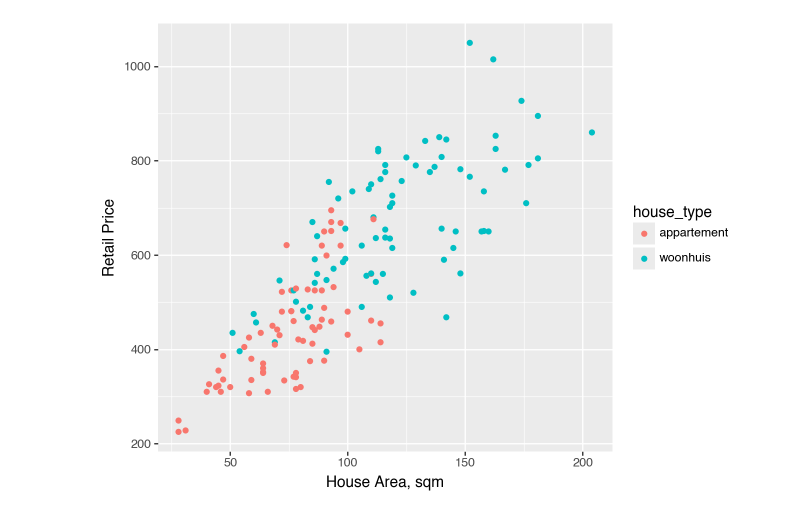
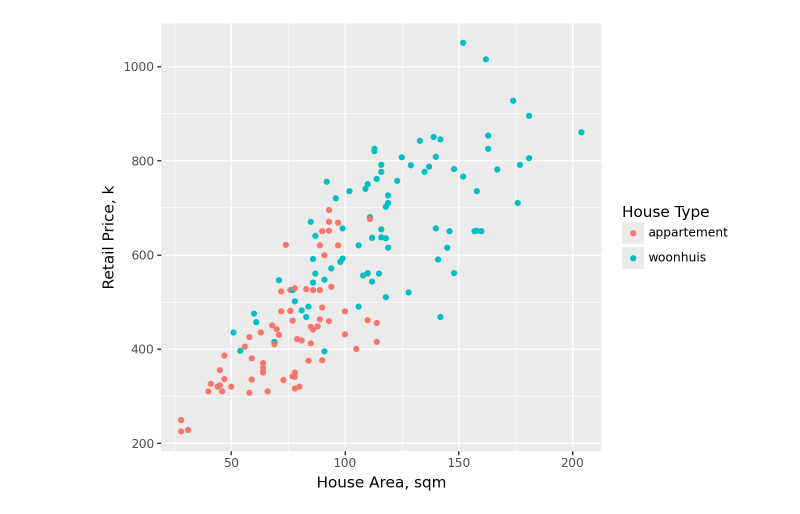
Before and after one commit to melkerliljegren/Data-Literacy-with-Python-MNXB08, a Jupyter notebook: Practical_1/practical1.ipynb, the cells around one changed output. Saved outputs shown, nothing was run; the diff lists cells and outputs as text; code cells hidden in the pictures.

```diff
--- a/Practical_1/practical1.ipynb
+++ b/Practical_1/practical1.ipynb
@@ -2,5 +4,5 @@
 import polars as pl
 from plotnine import *
 # %%
-ut = pl.read_csv("https://rrr.is/data24utrecht", try_parse_dates=True)
-kc = pl.read_csv('https://rrr.is/data24kingscounty', try_parse_dates=True)
+ut = pl.read_csv("https://raw.githubusercontent.com/lindahartman/LUDataLiteracy/refs/heads/main/data/utrecht_2025.csv", try_parse_dates=True)
+kc = pl.read_csv('https://raw.githubusercontent.com/lindahartman/LUDataLiteracy/refs/heads/main/data/kc_house_data.csv', try_parse_dates=True)
@@ -7,10 +28,9 @@ kc = pl.read_csv('https://rrr.is/data24kingscounty', try_parse_dates=True)
 # %%
 (
-    ggplot(ut) +
-    geom_point(aes(x="house_area", y="retail_value", color="house_type")) +
-    labs(x="House Area, sqm",
-         y="Retail Price",
-         color="house_type")
+    ggplot(ut)+
+    geom_point(aes(x='house_area', y='retail_value', color='house_type'))+
+               labs(x='House Area, sqm', y='Retail Price, k', color='House Type')
+
 )
 # %% [output]
-[figure, old version]
+[figure, new version]
```
Also changed, not shown: parts of 21 cells of this notebook, 1 other file.
